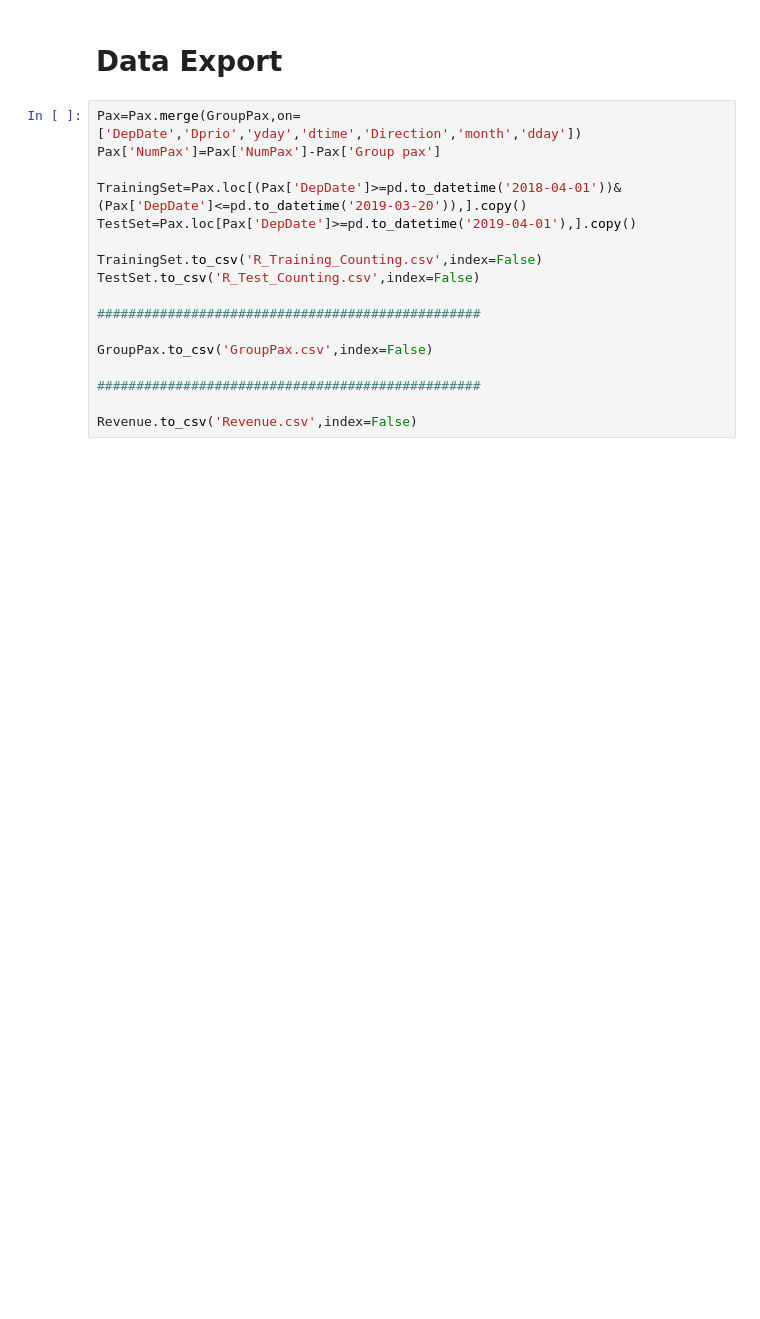
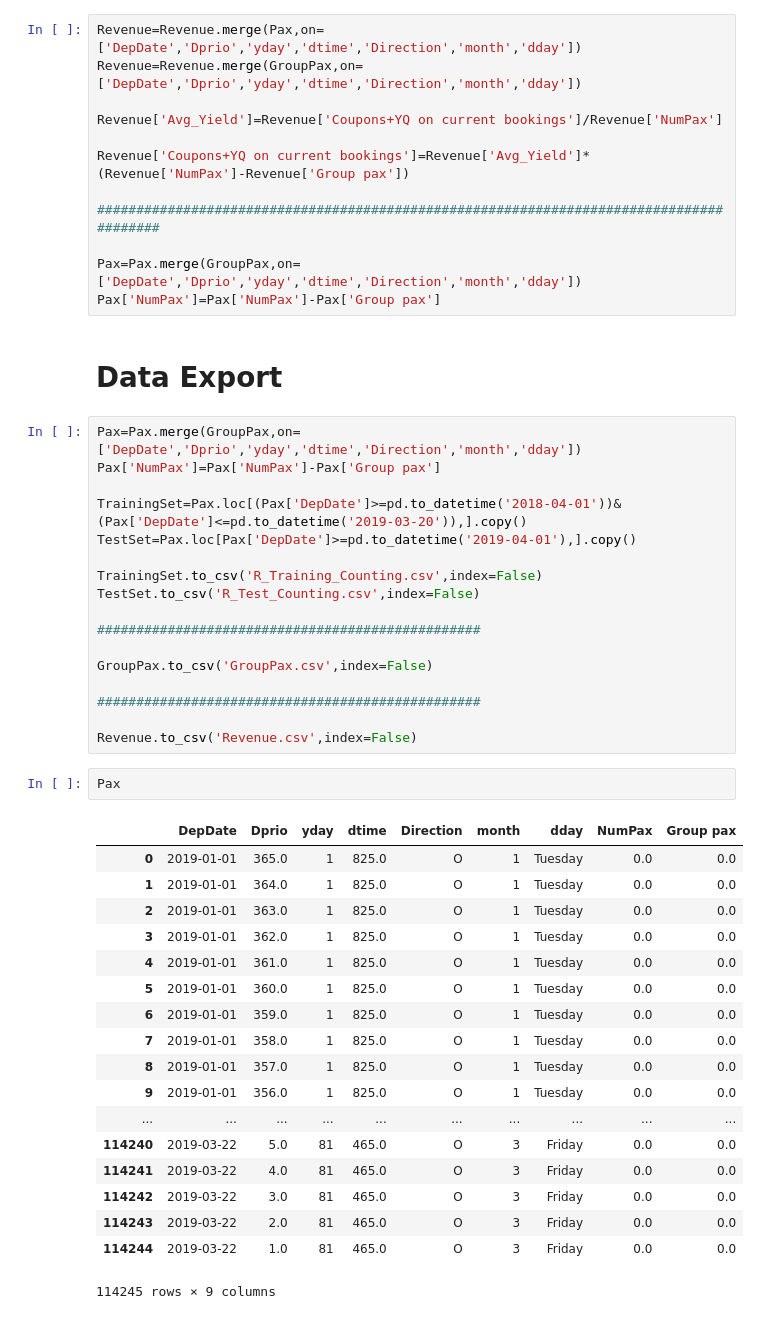
Before and after one commit to dkremlg/Booking-Curves, a Jupyter notebook: Prepare_Pax_Data.ipynb, the cells around one changed output. Drawn from its saved outputs; the diff is of its cells as text; blank space fills up the shorter version.

```diff
--- a/Prepare_Pax_Data.ipynb
+++ b/Prepare_Pax_Data.ipynb
@@ -264,3 +287,15 @@ Revenue.index=range(Revenue.shape[0])
+# %%
+Revenue=Revenue.merge(Pax,on=['DepDate','Dprio','yday','dtime','Direction','month','dday'])
+Revenue=Revenue.merge(GroupPax,on=['DepDate','Dprio','yday','dtime','Direction','month','dday'])
+
+Revenue['Avg_Yield']=Revenue['Coupons+YQ on current bookings']/Revenue['NumPax']
+
+Revenue['Coupons+YQ on current bookings']=Revenue['Avg_Yield']*(Revenue['NumPax']-Revenue['Group pax'])
+
+########################################################################################
+
+Pax=Pax.merge(GroupPax,on=['DepDate','Dprio','yday','dtime','Direction','month','dday'])
+Pax['NumPax']=Pax['NumPax']-Pax['Group pax']
 # %% [markdown]
 # Data Export
 # %%
@@ -280,3 +315,24 @@ GroupPax.to_csv('GroupPax.csv',index=False)
 #################################################
 
 Revenue.to_csv('Revenue.csv',index=False)
+# %%
+Pax
+# %% [output]
+|  | DepDate | Dprio | yday | dtime | Direction | month | dday | NumPax | Group pax |
+| 0 | 2019-01-01 | 365.0 | 1 | 825.0 | O | 1 | Tuesday | 0.0 | 0.0 |
+| 1 | 2019-01-01 | 364.0 | 1 | 825.0 | O | 1 | Tuesday | 0.0 | 0.0 |
+| 2 | 2019-01-01 | 363.0 | 1 | 825.0 | O | 1 | Tuesday | 0.0 | 0.0 |
+| 3 | 2019-01-01 | 362.0 | 1 | 825.0 | O | 1 | Tuesday | 0.0 | 0.0 |
+| 4 | 2019-01-01 | 361.0 | 1 | 825.0 | O | 1 | Tuesday | 0.0 | 0.0 |
+| 5 | 2019-01-01 | 360.0 | 1 | 825.0 | O | 1 | Tuesday | 0.0 | 0.0 |
+| 6 | 2019-01-01 | 359.0 | 1 | 825.0 | O | 1 | Tuesday | 0.0 | 0.0 |
+| 7 | 2019-01-01 | 358.0 | 1 | 825.0 | O | 1 | Tuesday | 0.0 | 0.0 |
+| 8 | 2019-01-01 | 357.0 | 1 | 825.0 | O | 1 | Tuesday | 0.0 | 0.0 |
+| 9 | 2019-01-01 | 356.0 | 1 | 825.0 | O | 1 | Tuesday | 0.0 | 0.0 |
+| ... | ... | ... | ... | ... | ... | ... | ... | ... | ... |
+| 114240 | 2019-03-22 | 5.0 | 81 | 465.0 | O | 3 | Friday | 0.0 | 0.0 |
+| 114241 | 2019-03-22 | 4.0 | 81 | 465.0 | O | 3 | Friday | 0.0 | 0.0 |
+| 114242 | 2019-03-22 | 3.0 | 81 | 465.0 | O | 3 | Friday | 0.0 | 0.0 |
+| 114243 | 2019-03-22 | 2.0 | 81 | 465.0 | O | 3 | Friday | 0.0 | 0.0 |
+| 114244 | 2019-03-22 | 1.0 | 81 | 465.0 | O | 3 | Friday | 0.0 | 0.0 |
+114245 rows × 9 columns
```
Also changed, not shown: parts of 3 cells of this notebook, 11 other files.
